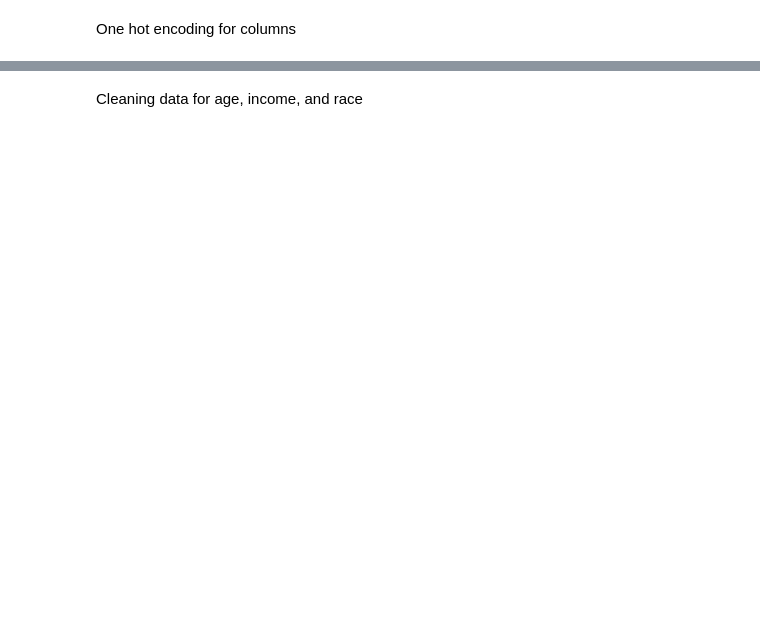
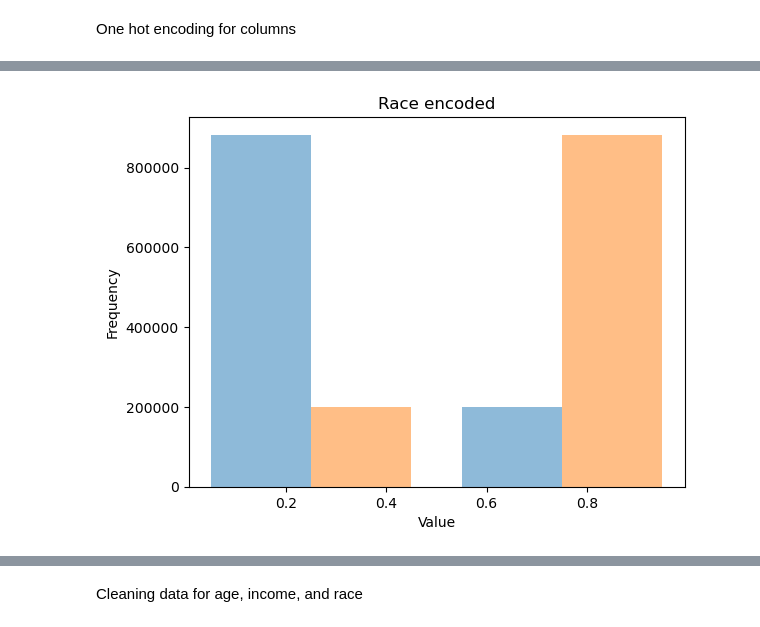
Before and after one commit to lixin-source/cisc4900, a Jupyter notebook: linReg.ipynb, the cells around one changed output, grey strips where cells are left out. Saved outputs shown, nothing was run; the diff lists cells and outputs as text; code cells hidden in the pictures; blank space fills up the shorter version.

```diff
--- a/linReg.ipynb
+++ b/linReg.ipynb
@@ -125,0 +196,5 @@ One hot encoding for columns
+# %%
+combine_values = ['Black', 'Asian or Pacific Islander', 'American Indian/Alaska Native']
+combined_category = 'POC'
+
+df['Race recode (W, B, AI, API)'] = df['Race recode (W, B, AI, API)'].apply(lambda x: combined_category if x in combine_values else x)
@@ -141,0 +213,10 @@ df.drop('Breast - Adjusted AJCC 6th T (1988-2015)', axis=1, inplace=True)
+# %%
+# Display the histogram
+import matplotlib.pyplot as plt
+plt.hist(race_encoded, bins=2, alpha=0.5)
+plt.title('Race encoded')
+plt.xlabel('Value')
+plt.ylabel('Frequency')
+plt.show()
+# %% [output]
+[figure, added]
```
Also changed, not shown: parts of 90 cells of this notebook.
